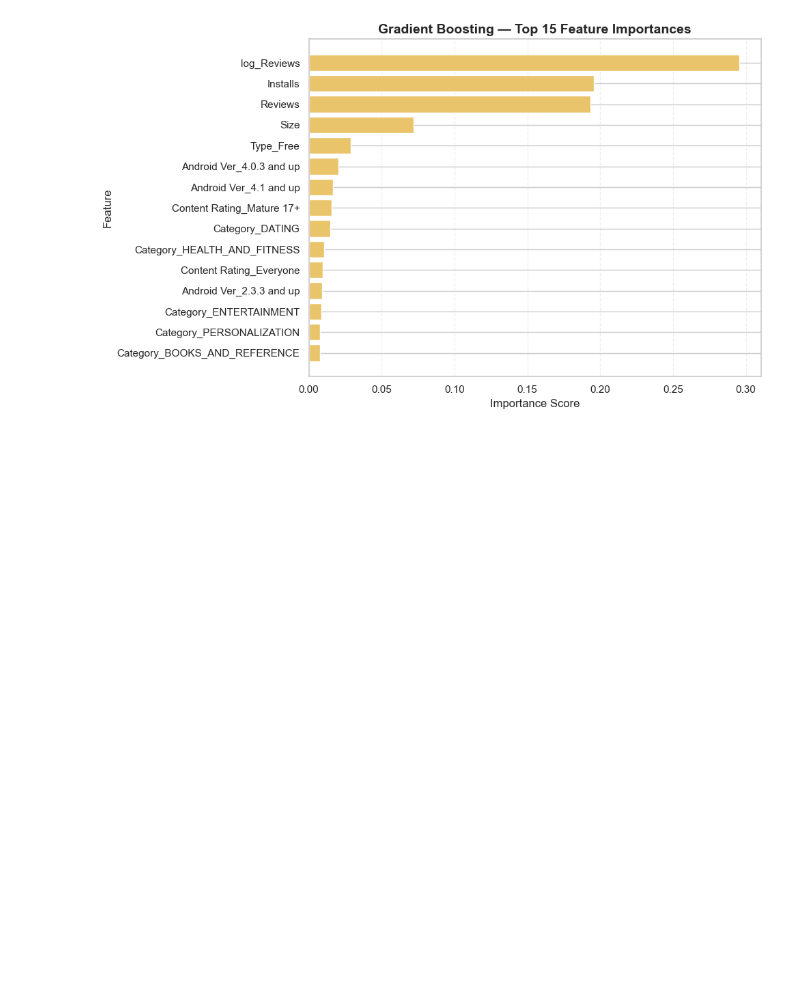
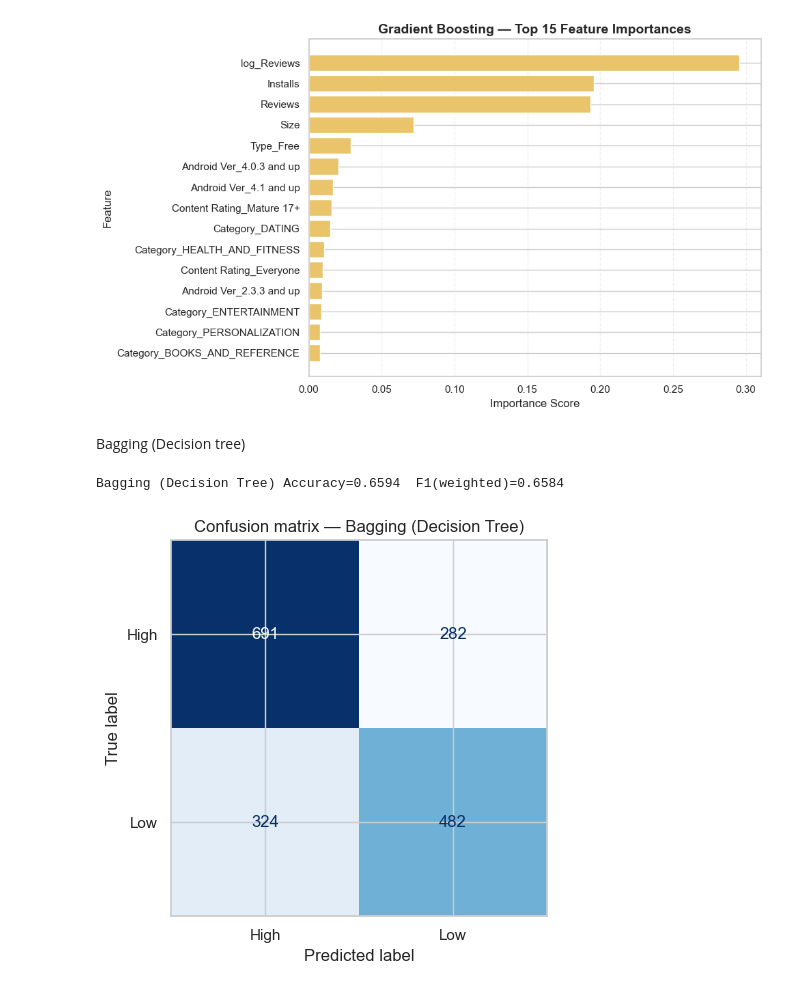
Before and after one commit to Kamalini29/ML-Capstone, a Jupyter notebook: notebooks/Classification.ipynb, the cells around one changed output. Drawn from its saved outputs; the diff is of its cells as text; code cells hidden in the pictures; blank space fills up the shorter version.

Commit message:
Added bagging with dt

```diff
--- a/notebooks/Classification.ipynb
+++ b/notebooks/Classification.ipynb
@@ -519,3 +519,13 @@ plt.savefig("../models/clf_gbc_viz.png", dpi=300, bbox_inches="tight")
 plt.show()
 # %% [output]
 [figure]
+# %% [markdown]
+Bagging (Decision tree)
+# %%
+bag = evaluate_clf("Bagging (Decision Tree)",
+                   BaggingClassifier(estimator=DecisionTreeClassifier(random_state=RANDOM_STATE),
+                                     n_estimators=100, random_state=RANDOM_STATE),
+                   X_train_scaled, X_test_scaled, y_train, y_test, le.classes_)
+# %% [output]
+Bagging (Decision Tree) Accuracy=0.6594  F1(weighted)=0.6584
+[figure, added]
```
Also changed, not shown: parts of 1 cell of this notebook.
